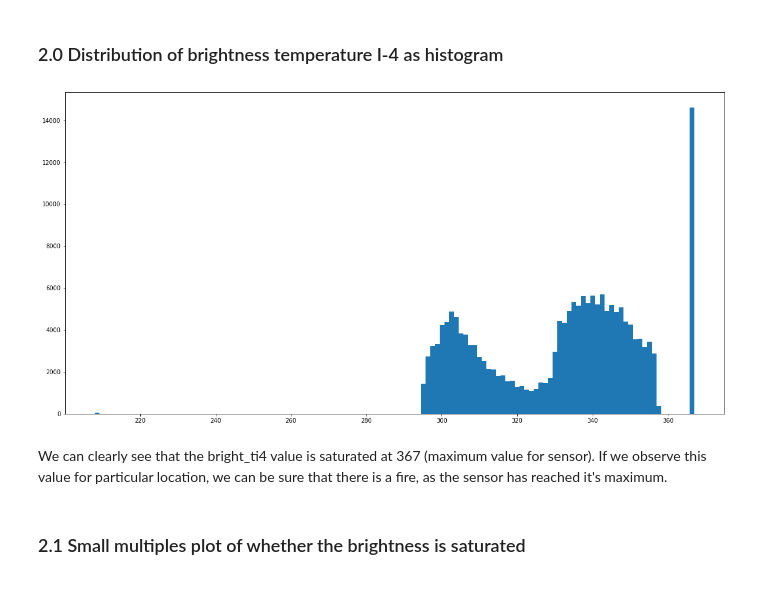
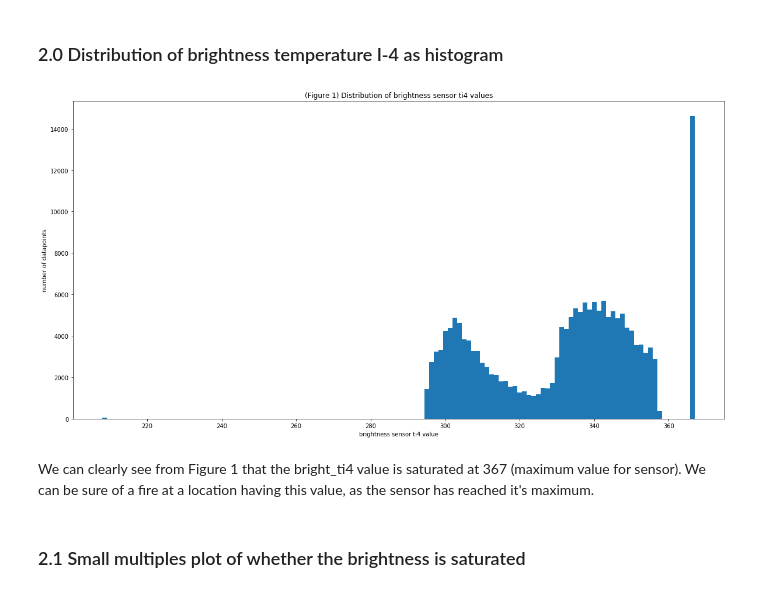
Before and after one commit to AppliedML2020/assignment-1-sa3762, a Jupyter notebook: HW1_sa3762.ipynb, the cells around one changed output. Saved outputs shown, nothing was run; the diff lists cells and outputs as text; code cells hidden in the pictures.

```diff
--- a/HW1_sa3762.ipynb
+++ b/HW1_sa3762.ipynb
@@ -59,11 +59,14 @@ From Figure 1.b and 1.c we can clearly see that most anomalies are located on **
 ### 2.0 Distribution of brightness temperature I-4 as histogram
 # %%
 fig = plt.figure(figsize=(20, 10))
+plt.title("(Figure 1) Distribution of brightness sensor ti4 values")
+plt.xlabel("brightness sensor ti4 value")
+plt.ylabel("number of datapoints")
 hist = plt.hist(df.bright_ti4, bins="auto")
 # %% [output]
-[figure, old version]
+[figure, new version]
 # %% [markdown]
-We can clearly see that the bright_ti4 value is saturated at 367 (maximum value for sensor). If we observe this value for particular location, we can be sure that there is a fire, as the sensor has reached it's maximum.
+We can clearly see from Figure 1 that the bright_ti4 value is saturated at 367 (maximum value for sensor). We can be sure of a fire at a location having this value, as the sensor has reached it's maximum.
 # %% [markdown]
 ### 2.1 Small multiples plot of whether the brightness is saturated
 # %%
```
Also changed, not shown: parts of 1 cell of this notebook, 1 other file.
